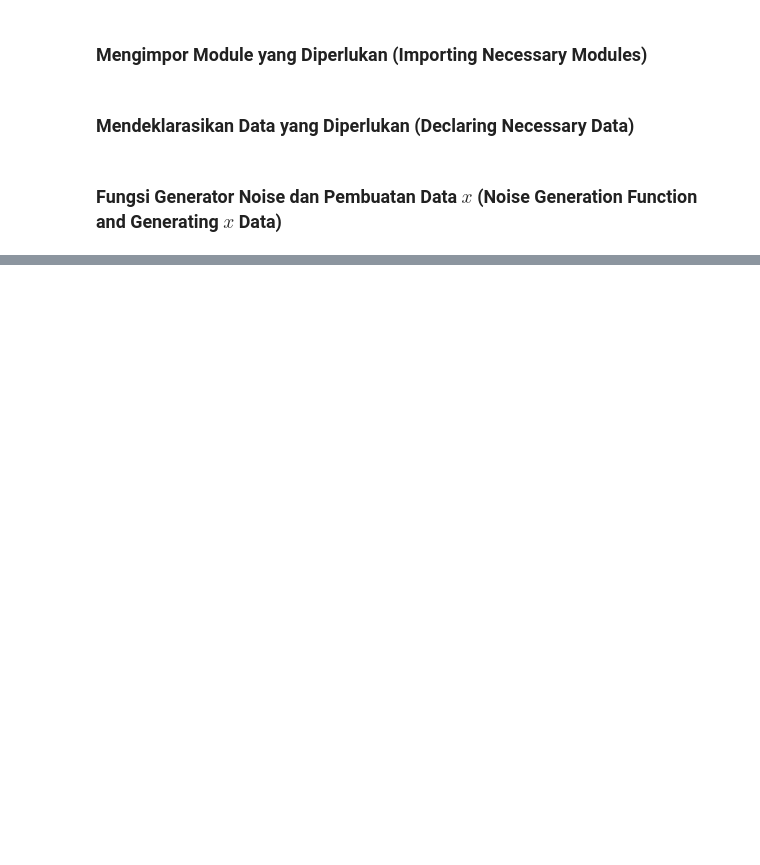
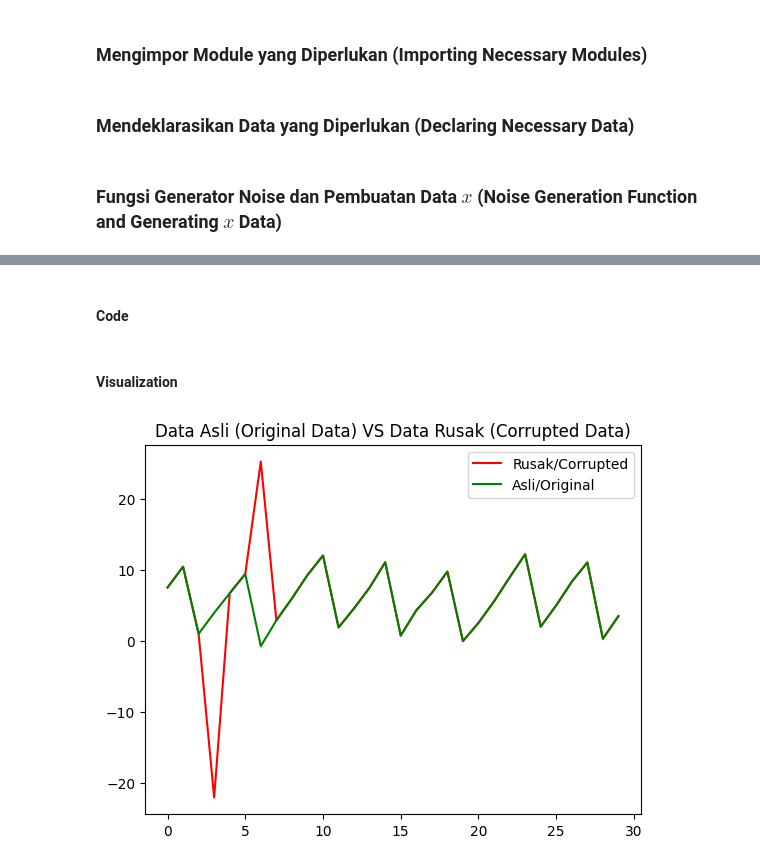
Before and after one commit to BenjaminFosters/ScientificComputing-Course-B29, a Jupyter notebook: Take Home Assignments/1_Ruben_ScientificToolkits/1_Ruben_ScientificToolkits.ipynb, the cells around one changed output, grey strips where cells are left out. Cells and saved outputs as stored; diff of their text form; code cells hidden in the pictures; blank space fills up the shorter version.

```diff
--- a/Take Home Assignments/1_Ruben_ScientificToolkits/1_Ruben_ScientificToolkits.ipynb
+++ b/Take Home Assignments/1_Ruben_ScientificToolkits/1_Ruben_ScientificToolkits.ipynb
@@ -114,0 +165,19 @@ dataset = generate_data(A, B, M, N, seed)
+# %% [markdown]
+#### Code
+# %%
+# Mengacak Data (Data Corruption)
+i1 = d3
+i2 = (d3 + d1) % N
+
+x[i1] -= 2 * M
+x[i2] += 2 * M
+# %% [markdown]
+#### Visualization
+# %%
+plt.plot(x, label="Rusak/Corrupted", color="red")
+plt.plot(x_original, label="Asli/Original", color="green")
+plt.title("Data Asli (Original Data) VS Data Rusak (Corrupted Data)")
+plt.legend()
+plt.show()
+# %% [output]
+[figure, added]
```
Also changed, not shown: parts of 23 cells of this notebook, 4 other files.
